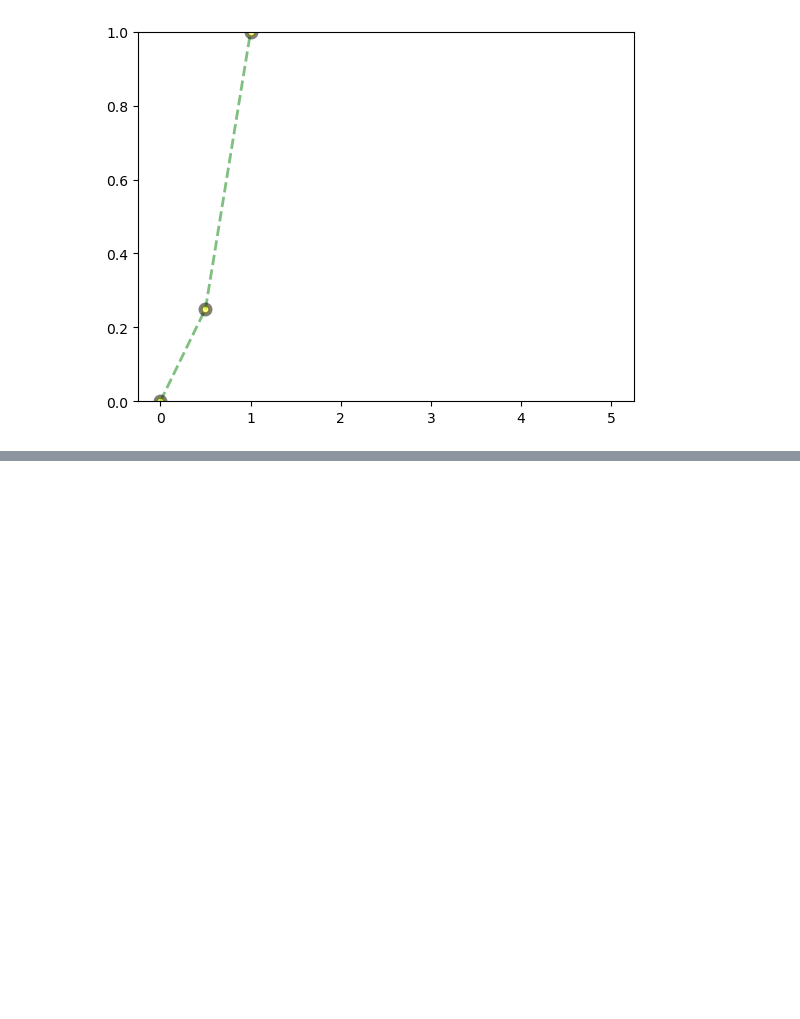
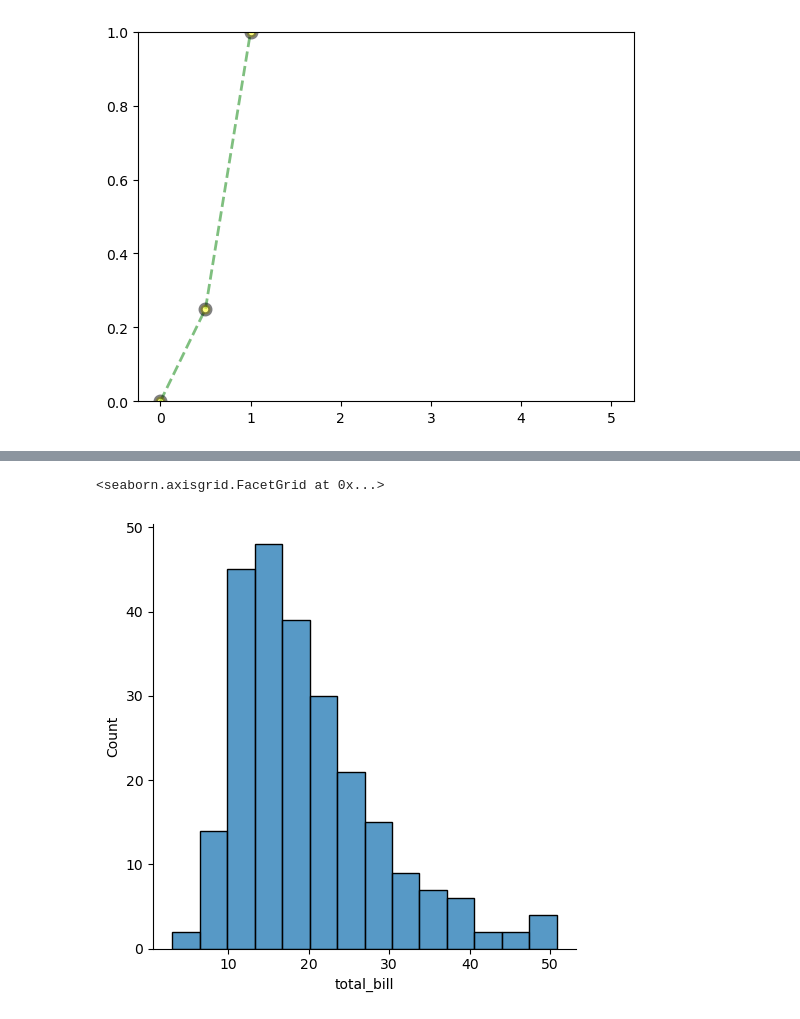
Before and after one commit to shabad023/Revising_Data_Science, a Jupyter notebook: LearnDataSci.ipynb, the cells around one changed output, grey strips where cells are left out. Cells and saved outputs as stored; diff of their text form; code cells hidden in the pictures; blank space fills up the shorter version.

```diff
--- a/LearnDataSci.ipynb
+++ b/LearnDataSci.ipynb
@@ -1607,0 +1666,5 @@ ax.set_ylim([0,1])
+# %%
+sns.displot(tips['total_bill'])
+# %% [output]
+<seaborn.axisgrid.FacetGrid at 0x...>
+[figure, added]
```
Also changed, not shown: parts of 75 cells of this notebook.
